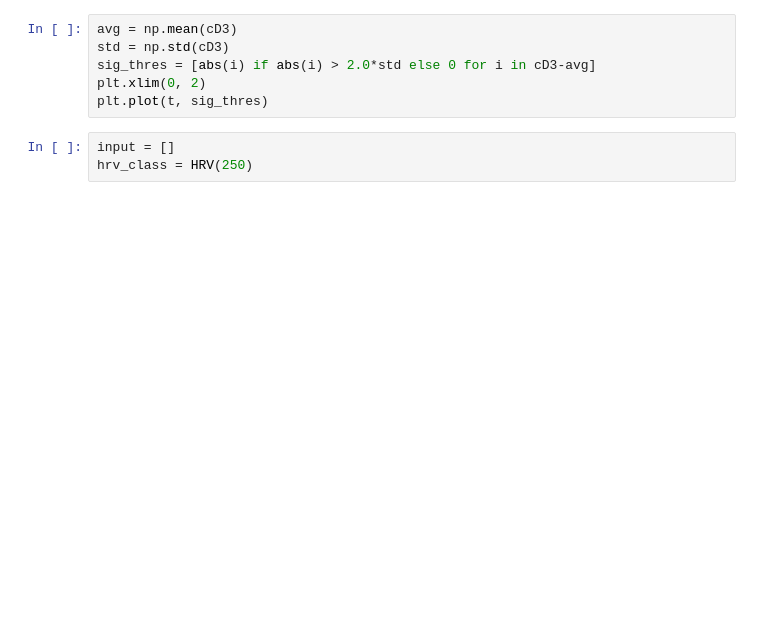
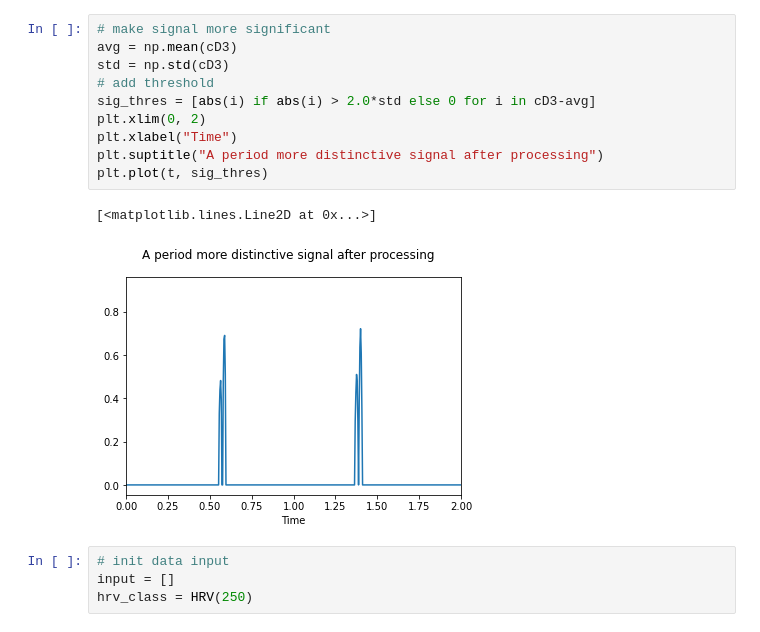
Before and after one commit to brlinbiu/stress-detector, a Jupyter notebook: quick_plot_demo.ipynb, the cells around one changed output. Drawn from its saved outputs; the diff is of its cells as text; blank space fills up the shorter version.

```diff
--- a/quick_plot_demo.ipynb
+++ b/quick_plot_demo.ipynb
@@ -86,10 +102,18 @@ plt.suptitle("Detail Coefficents Use Haar Wavelet Base")
 # %%
+# make signal more significant
 avg = np.mean(cD3)
 std = np.std(cD3)
+# add threshold
 sig_thres = [abs(i) if abs(i) > 2.0*std else 0 for i in cD3-avg]
 plt.xlim(0, 2)
+plt.xlabel("Time")
+plt.suptitle("A period more distinctive signal after processing")
 plt.plot(t, sig_thres)
+# %% [output]
+[<matplotlib.lines.Line2D at 0x...>]
+[figure, added]
 # %%
+# init data input
 input = []
 hrv_class = HRV(250)
 # %%
```
Also changed, not shown: parts of 25 cells of this notebook, 1 other file.
